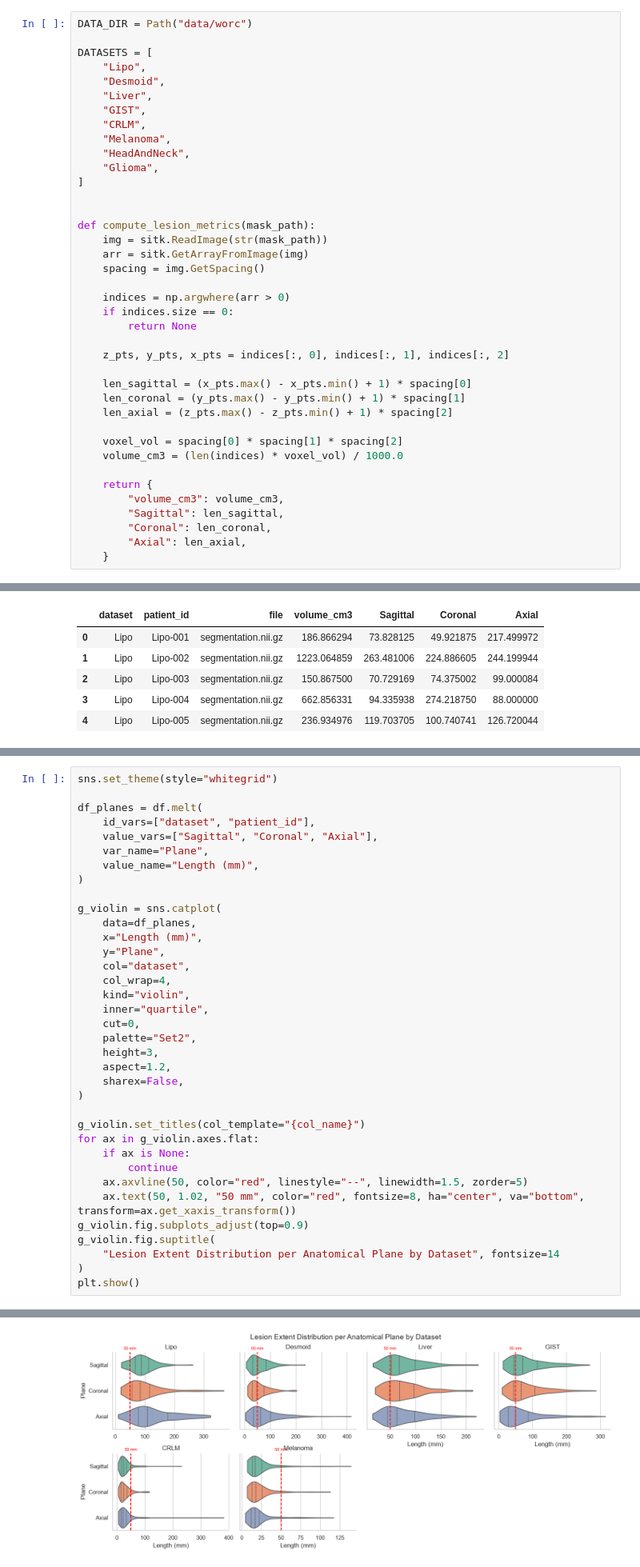
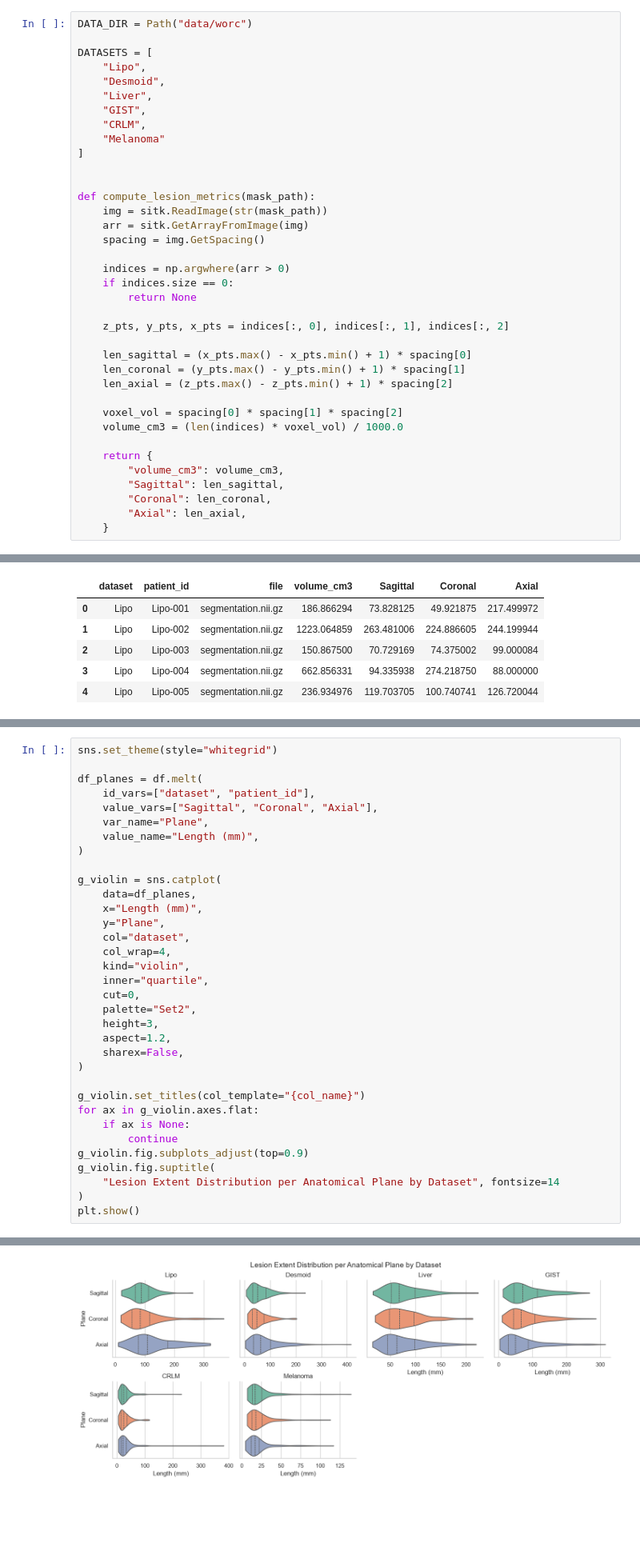
Before and after one commit to lukas-sek/fm-vs-radiomics-rare-cancers, a Jupyter notebook: worc_lesion_volume_axis_analysis.ipynb, the cells around one changed output, grey strips where cells are left out. Shown at 80% size. Drawn from its saved outputs; the diff is of its cells as text; blank space fills up the shorter version.

```diff
--- a/worc_lesion_volume_axis_analysis.ipynb
+++ b/worc_lesion_volume_axis_analysis.ipynb
@@ -16,9 +16,7 @@ DATASETS = [
     "Liver",
     "GIST",
     "CRLM",
-    "Melanoma",
-    "HeadAndNeck",
-    "Glioma",
+    "Melanoma"
 ]
 
 
@@ -112,36 +110,34 @@ df_planes = df.melt(
 )
 
 g_violin = sns.catplot(
     data=df_planes,
     x="Length (mm)",
     y="Plane",
     col="dataset",
     col_wrap=4,
     kind="violin",
     inner="quartile",
     cut=0,
     palette="Set2",
     height=3,
     aspect=1.2,
     sharex=False,
 )
 
 g_violin.set_titles(col_template="{col_name}")
 for ax in g_violin.axes.flat:
     if ax is None:
         continue
-    ax.axvline(50, color="red", linestyle="--", linewidth=1.5, zorder=5)
-    ax.text(50, 1.02, "50 mm", color="red", fontsize=8, ha="center", va="bottom", transform=ax.get_xaxis_transform())
 g_violin.fig.subplots_adjust(top=0.9)
 g_violin.fig.suptitle(
     "Lesion Extent Distribution per Anatomical Plane by Dataset", fontsize=14
 )
 plt.show()
 # %% [output]
 Passing `palette` without assigning `hue` is deprecated and will be removed in v0.14.0. Assign the `y` variable to `hue` and set `legend=False` for the same effect.
 
   g_violin = sns.catplot(
-[figure, old version]
+[figure, new version]
 # %%
 AXIS_COLS = ["Sagittal", "Coronal", "Axial"]
 THRESHOLD_MM = 50.0
```
